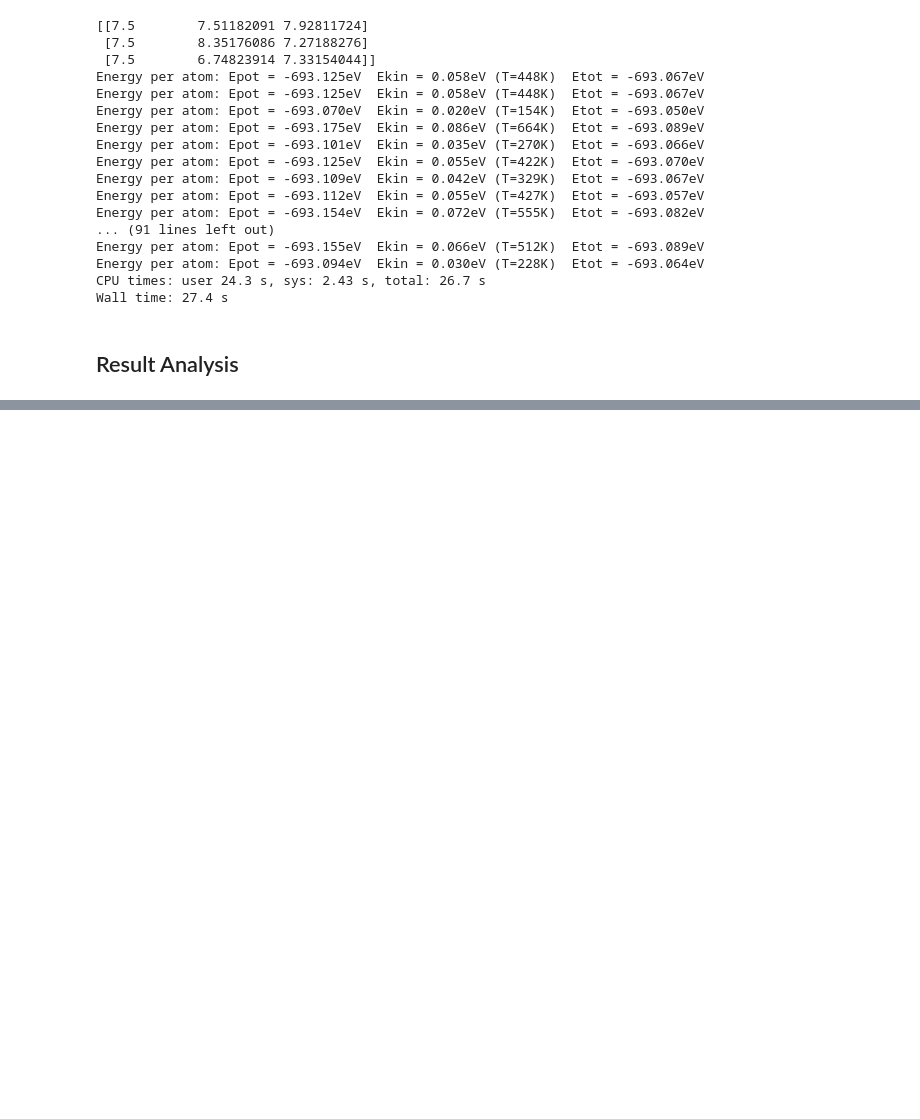
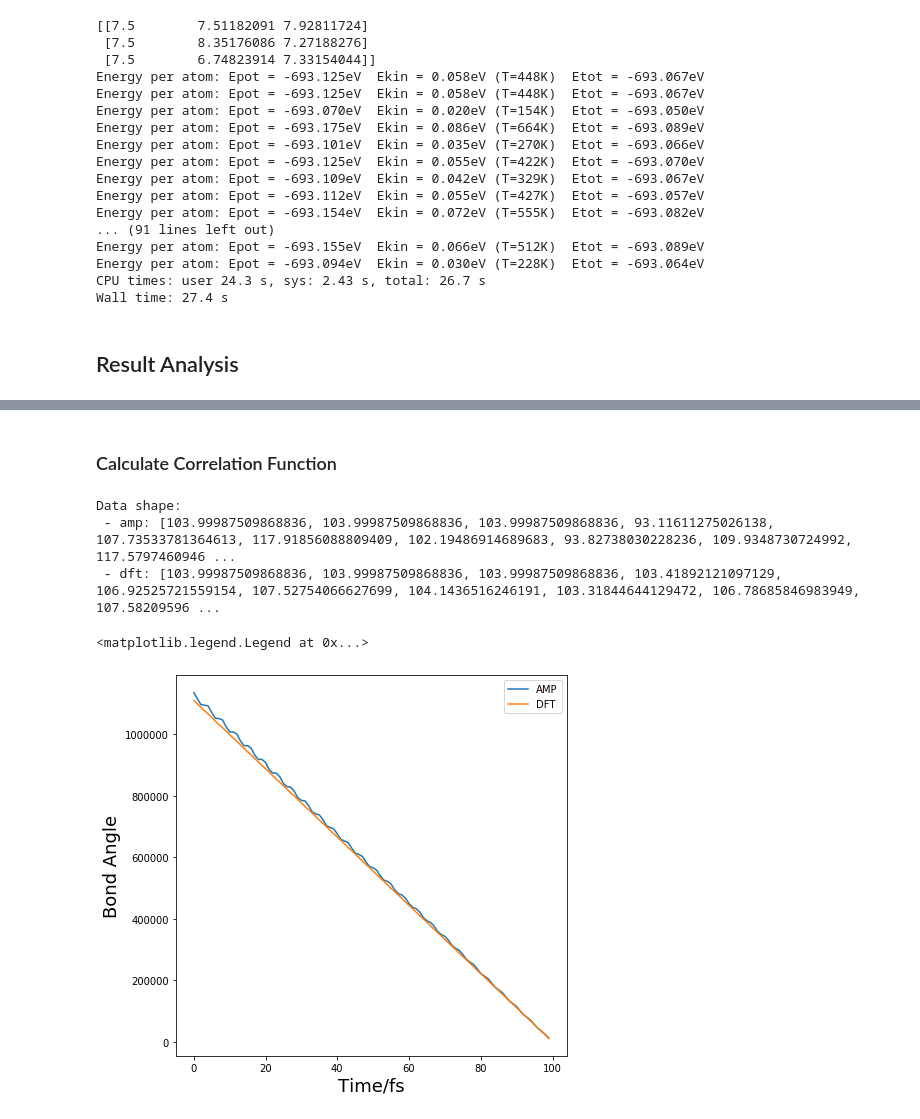
Before and after one commit to cancan233/googlecolab, a Jupyter notebook: Amp_MD.ipynb, the cells around one changed output, grey strips where cells are left out. Cells and saved outputs as stored; diff of their text form; code cells hidden in the pictures; blank space fills up the shorter version.

```diff
--- a/Amp_MD.ipynb
+++ b/Amp_MD.ipynb
@@ -261,0 +275,32 @@ plt.show()
+# %% [markdown]
+### Calculate Correlation Function
+# %%
+import numpy as np
+%matplotlib inline
+import matplotlib.pyplot as plt
+import seaborn as sns
+import scipy.stats as stats
+
+print("Data shape: \n - amp: {} \n - dft: {}".format(amp_angles, dft_angles))
+
+def autocorr(x):
+  result = np.correlate(x, x, mode='full')
+  return result[result.size // 2:]
+
+amp_cor = autocorr(amp_angles[:100])
+dft_cor = autocorr(dft_angles[:100])
+# Compute rolling window synchrony
+f,ax=plt.subplots(figsize=(7,7))
+# ax.plot(np.arange(len(amp_positions)), amp_positions[:,0,1])
+ax.plot(amp_cor, label='AMP')
+ax.plot(dft_cor, label='DFT')
+ax.set_xlabel('Time/fs', fontsize=18)
+ax.set_ylabel('Bond Angle', fontsize=18)
+ax.legend()
+# ax.set(title=f"Overall Pearson r = {np.round(overall_pearson_r,2)}");
+# %% [output]
+Data shape:
+ - amp: [103.99987509868836, 103.99987509868836, 103.99987509868836, 93.11611275026138, 107.73533781364613, 117.91856088809409, 102.19486914689683, 93.82738030228236, 109.9348730724992, 117.5797460946 ...
+ - dft: [103.99987509868836, 103.99987509868836, 103.99987509868836, 103.41892121097129, 106.92525721559154, 107.52754066627699, 104.1436516246191, 103.31844644129472, 106.78685846983949, 107.58209596 ...
+<matplotlib.legend.Legend at 0x...>
+[figure, added]
```
Also changed, not shown: parts of 7 cells of this notebook.
